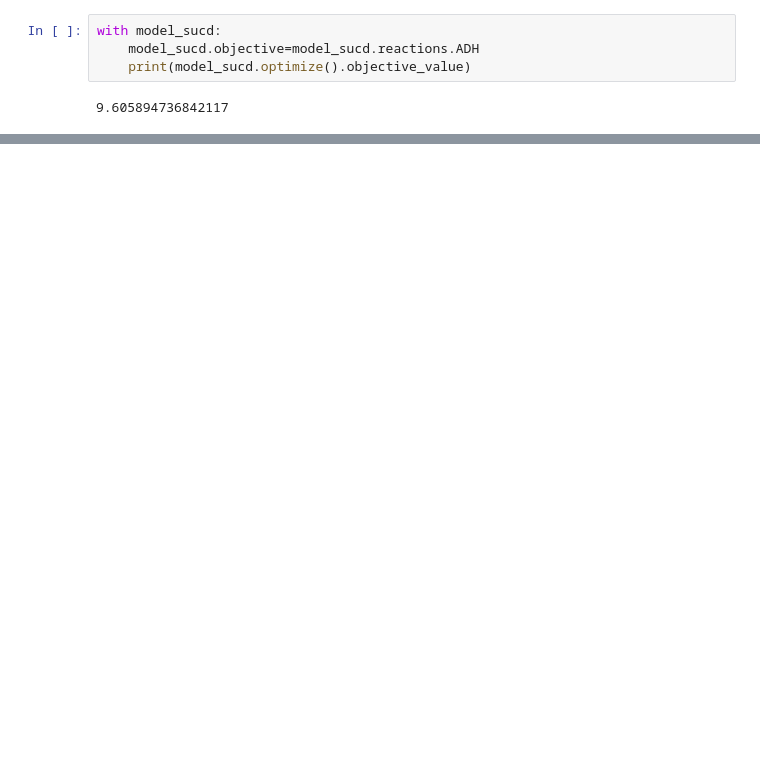
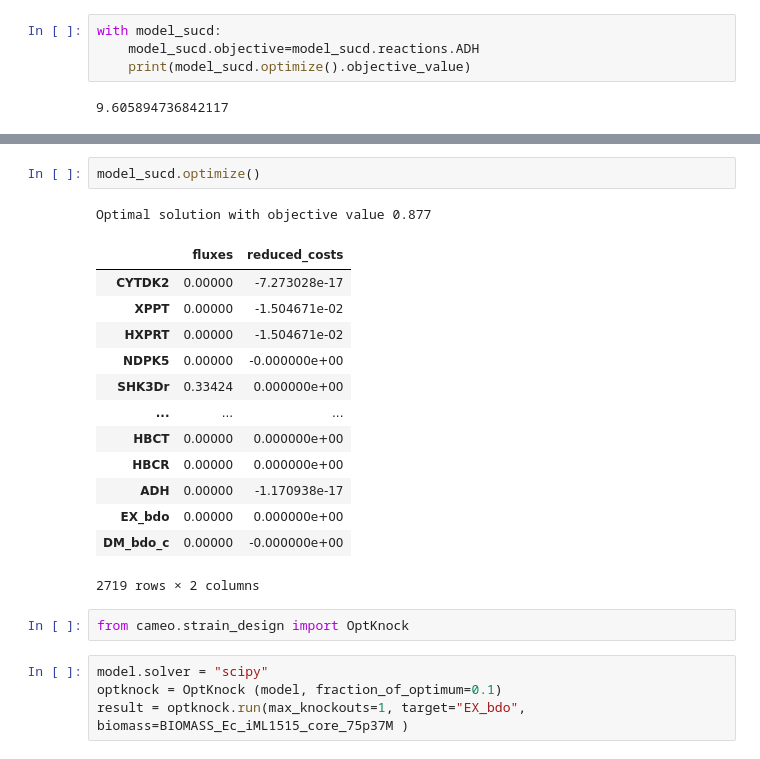
Before and after one commit to 27410/group-assignment-2021-group_11_bdo_production, a Jupyter notebook: BDO project.ipynb, the cells around one changed output, grey strips where cells are left out. Drawn from its saved outputs; the diff is of its cells as text; blank space fills up the shorter version.

```diff
--- a/BDO project.ipynb
+++ b/BDO project.ipynb
@@ -297,0 +327,23 @@ with model_akg:
+# %%
+model_sucd.optimize()
+# %% [output]
+Optimal solution with objective value 0.877
+|  | fluxes | reduced_costs |
+| CYTDK2 | 0.00000 | -7.273028e-17 |
+| XPPT | 0.00000 | -1.504671e-02 |
+| HXPRT | 0.00000 | -1.504671e-02 |
+| NDPK5 | 0.00000 | -0.000000e+00 |
+| SHK3Dr | 0.33424 | 0.000000e+00 |
+| ... | ... | ... |
+| HBCT | 0.00000 | 0.000000e+00 |
+| HBCR | 0.00000 | 0.000000e+00 |
+| ADH | 0.00000 | -1.170938e-17 |
+| EX_bdo | 0.00000 | 0.000000e+00 |
+| DM_bdo_c | 0.00000 | -0.000000e+00 |
+2719 rows × 2 columns
+# %%
+from cameo.strain_design import OptKnock
+# %%
+model.solver = "scipy"
+optknock = OptKnock (model, fraction_of_optimum=0.1)
+result = optknock.run(max_knockouts=1, target="EX_bdo", biomass=BIOMASS_Ec_iML1515_core_75p37M )
```
Also changed, not shown: parts of 18 cells of this notebook, 1 other file.
